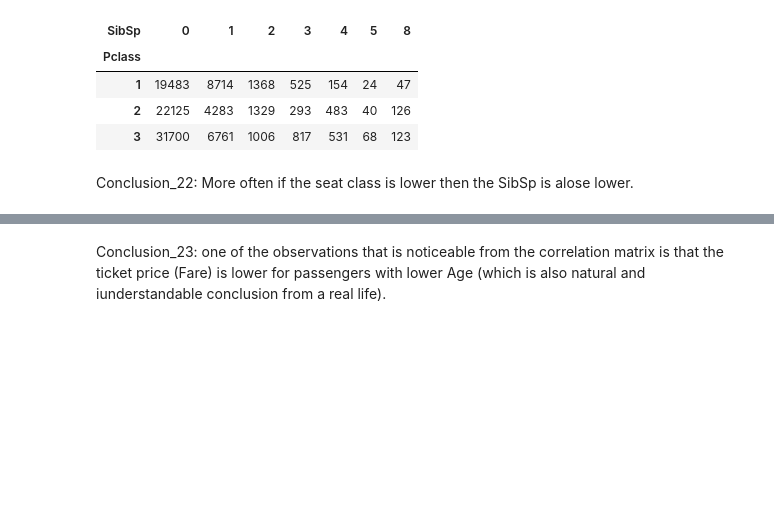
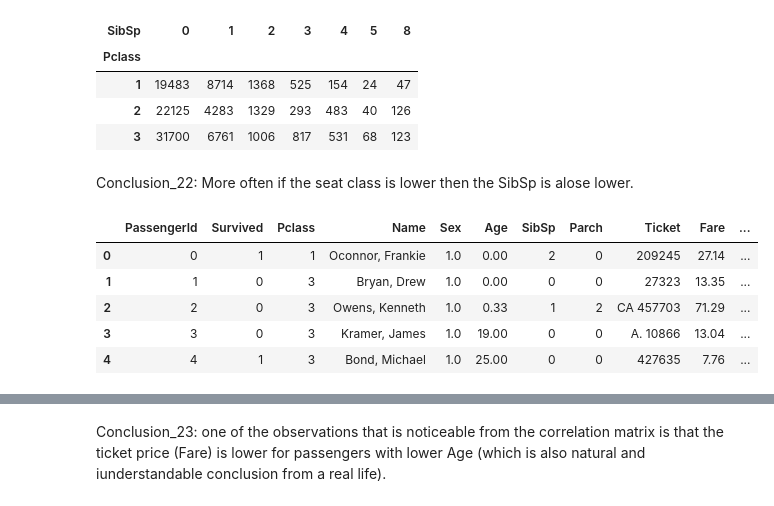
Before and after one commit to VeraAndreevna/Training, a Jupyter notebook: data_exploration.ipynb, the cells around one changed output, grey strips where cells are left out. Drawn from its saved outputs; the diff is of its cells as text; code cells hidden in the pictures; blank space fills up the shorter version.

```diff
--- a/data_exploration.ipynb
+++ b/data_exploration.ipynb
@@ -383,3 +383,22 @@ pd.crosstab(clean_train_data['Pclass'], clean_train_data['SibSp'])
 | 3 | 31700 | 6761 | 1006 | 817 | 531 | 68 | 123 |
 # %% [markdown]
 Conclusion_22: More often if the seat class is lower then the SibSp is alose lower.
+# %%
+object_cols = ['Sex']
+
+# Apply ordinal encoder to each variable Sex
+# Make copy to avoid changing original data
+clean_encoded_train_data = clean_train_data.copy()
+
+# Apply ordinal encoder to each column with categorical data
+ordinal_encoder = OrdinalEncoder()
+clean_encoded_train_data[object_cols] = ordinal_encoder.fit_transform(clean_train_data[object_cols])
+
+clean_encoded_train_data.head()
+# %% [output]
+|  | PassengerId | Survived | Pclass | Name | Sex | Age | SibSp | Parch | Ticket | Fare | ... |
+| 0 | 0 | 1 | 1 | Oconnor, Frankie | 1.0 | 0.00 | 2 | 0 | 209245 | 27.14 | ... |
+| 1 | 1 | 0 | 3 | Bryan, Drew | 1.0 | 0.00 | 0 | 0 | 27323 | 13.35 | ... |
+| 2 | 2 | 0 | 3 | Owens, Kenneth | 1.0 | 0.33 | 1 | 2 | CA 457703 | 71.29 | ... |
+| 3 | 3 | 0 | 3 | Kramer, James | 1.0 | 19.00 | 0 | 0 | A. 10866 | 13.04 | ... |
+| 4 | 4 | 1 | 3 | Bond, Michael | 1.0 | 25.00 | 0 | 0 | 427635 | 7.76 | ... |
```
Also changed, not shown: parts of 6 cells of this notebook.
